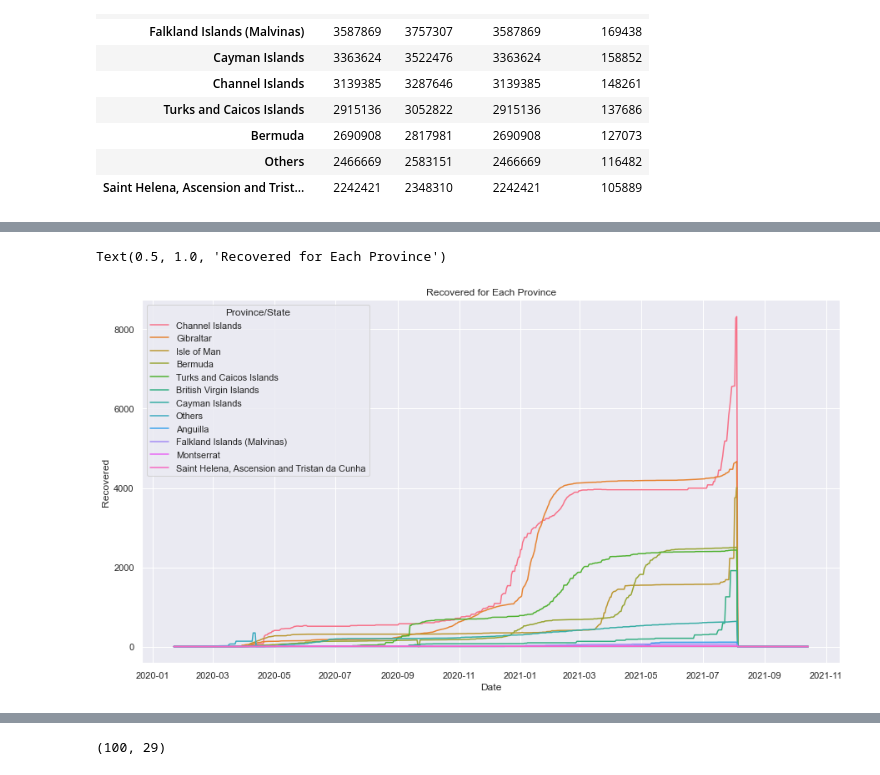
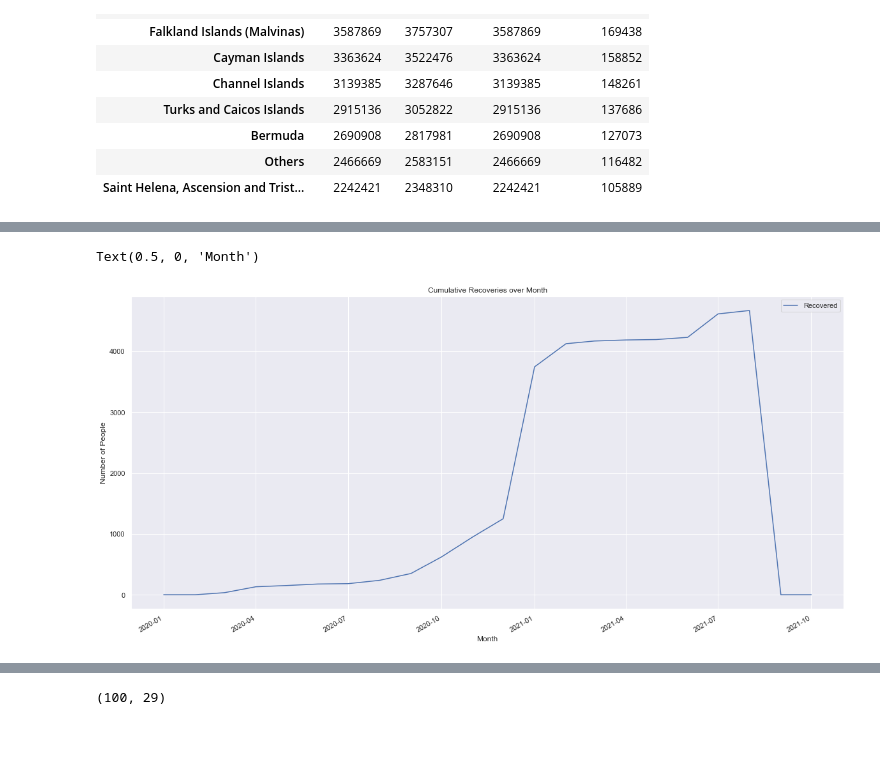
Before and after one commit to hazz292/LSE_A2_COVID_Analysis_Python, a Jupyter notebook: LSE_DA201_Assignment_Hazel_Chan.ipynb, the cells around one changed output, grey strips where cells are left out. Drawn from its saved outputs; the diff is of its cells as text; code cells hidden in the pictures; blank space fills up the shorter version.

```diff
--- a/LSE_DA201_Assignment_Hazel_Chan.ipynb
+++ b/LSE_DA201_Assignment_Hazel_Chan.ipynb
@@ -373,9 +322,9 @@ dtype: object
 # %%
-# subset covid cases dataframe
+# Subset covid cases dataframe
 cov_uk_clean = cov_uk[['Province/State', 'Country/Region',
-       'Date', 'Year_Month', 'Deaths', 'Cases', 'Recovered',
+       'Date', 'Month', 'Deaths', 'Cases', 'Recovered',
        'Hospitalised']]
 
-# view subset
+# View subset
 cov_uk_clean
 # %% [output]
@@ -546,7 +484,9 @@ First Dose                           int64
 Second Dose                          int64
 dtype: object
 # %%
-# add column with year_month
-vac_uk['Year_Month'] = vac_uk['Date'].dt.to_period('M')
-vac_uk['Year_Month']
+# Convert Date to Month and add column
+vac_uk['Month'] = pd.to_datetime(vac_uk['Date']+pd.offsets.MonthBegin(-1))
+
+# View DataFrame
+vac_uk[['Date','Month']].head()
 # %% [output]
@@ -574,8 +499,8 @@ Index(['Province/State', 'Country/Region', 'Lat', 'Long',
 # %%
-# subset covid vaccination dataframe
-vac_uk_clean = vac_uk[['Province/State','Date', 'Year_Month',
+# Subset covid vaccination dataframe
+vac_uk_clean = vac_uk[['Province/State','Date', 'Month',
                  'Vaccinated', 'First Dose','Second Dose']]
 
-# view subset
+# View subset
 vac_uk_clean
 # %% [output]
@@ -1594,0 +1220,16 @@ recovered_1
+# %%
+# Recoveries over time
+# Filter Gilbraltar
+gib_only_rec = covid_uk[covid_uk['Province/State'] == 'Gibraltar']
+
+# Make a copy
+gib_rec = gib_only_rec.copy()
+
+# Convert Date to Month
+gib_rec['Month'] = pd.to_datetime(gib_rec['Date']+pd.offsets.MonthBegin(-1))
+
+# Group by month
+recovered_gib = gib_rec.groupby(['Month'])[['Recovered']].max().sort_values(by='Recovered',ascending=False)
+
+# View DataFrame
+recovered_gib
@@ -1595,8 +1255,9 @@ recovered_1
 # %%
-# deaths of each province over time
-sns.set(rc = {'figure.figsize':(15,8)})
-sns.lineplot(x='Date', y='Recovered',hue='Province/State', data=recovered_1)
-plt.title('Recovered for Each Province')
+# Plot recoveries over month
+recovered_gib.plot()
+plt.title('Cumulative Recoveries over Month')
+plt.ylabel('Number of People')
+plt.xlabel('Month')
 # %% [output]
-Text(0.5, 1.0, 'Recovered for Each Province')
+Text(0.5, 0, 'Month')
-[figure, old version]
+[figure, new version]
```
Also changed, not shown: parts of 283 cells of this notebook.
